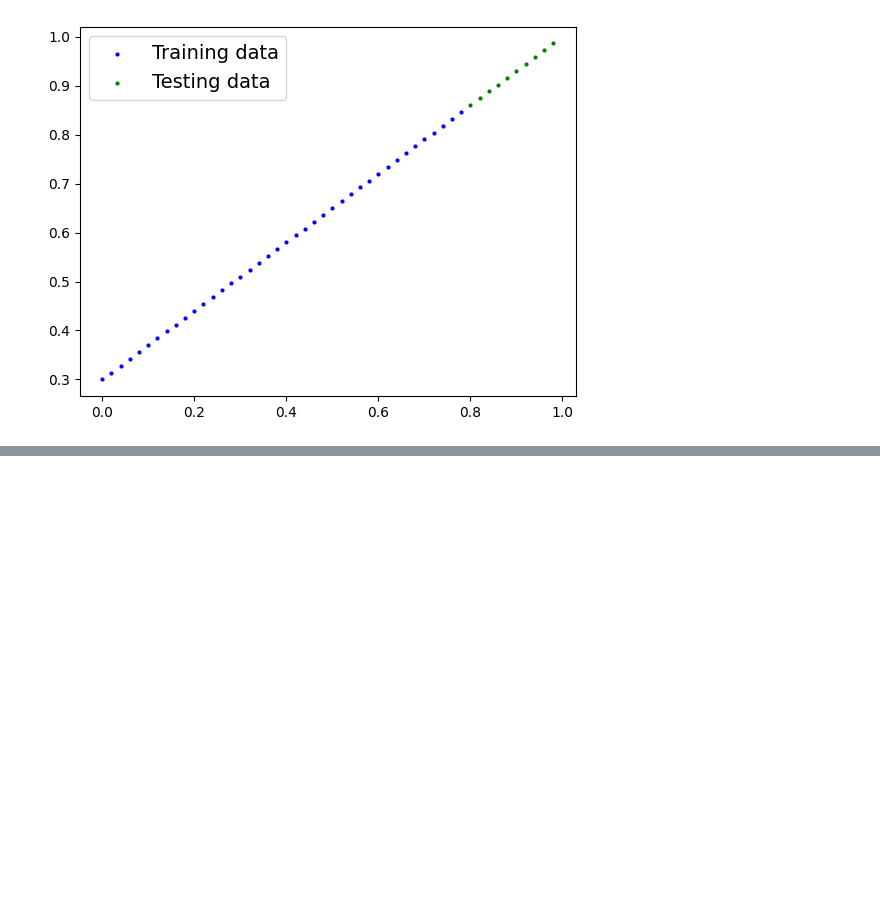
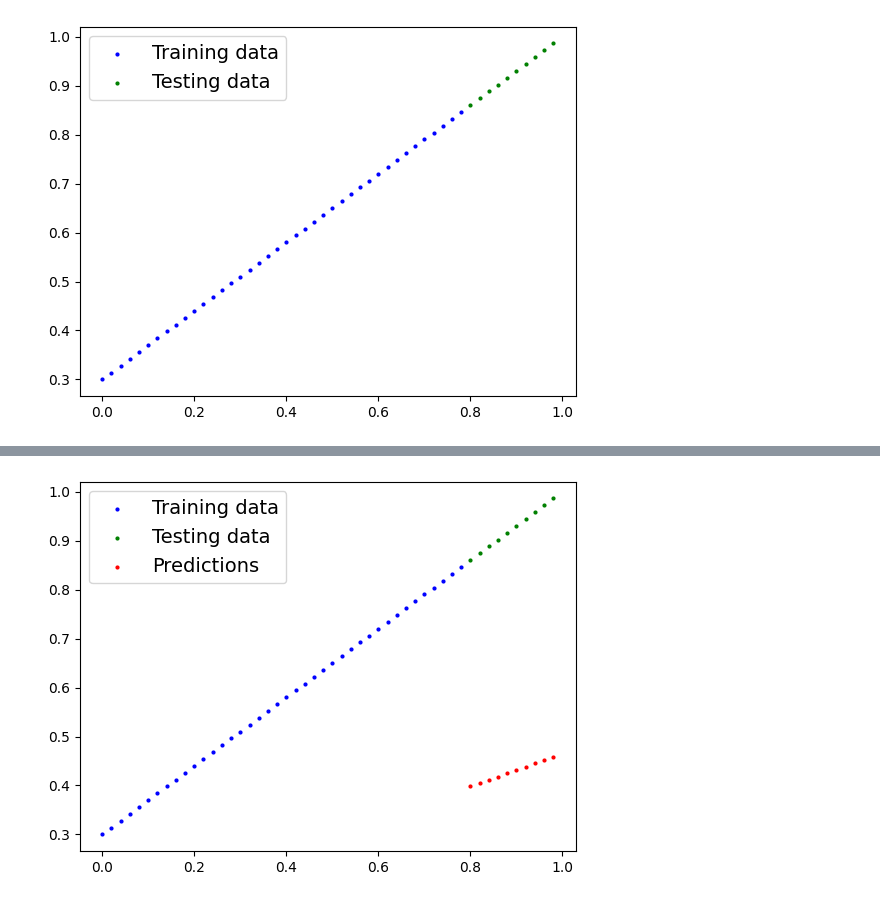
Before and after one commit to habonimana/PyTorch-for-Deep-Learning, a Jupyter notebook: 01_PyTorch_Workflow_Fundamentals.ipynb, the cells around one changed output, grey strips where cells are left out. Drawn from its saved outputs; the diff is of its cells as text; code cells hidden in the pictures; blank space fills up the shorter version.

Commit message:
adds model building

```diff
--- a/01_PyTorch_Workflow_Fundamentals.ipynb
+++ b/01_PyTorch_Workflow_Fundamentals.ipynb
@@ -195,0 +217,11 @@ class LinearRegressionModel(nn.Module):
+# %%
+# Create a random seed
+torch.manual_seed(42) # this ensures that we get same values each time
+# the main idea is to start our model with random values
+# however, for the model to be re-usable, we need it to be reproductible
+
+# create an instance of the model (this is a subclass of nn.Module)
+model_0 = LinearRegressionModel()
+
+# Check out the parameters
+model_0.parameters()
@@ -195,0 +260,4 @@ class LinearRegressionModel(nn.Module):
+# %%
+y_preds = model_0(X_test) # by doing this, it means PyTorch will keep backward data and thus make predictions slow
+# that's why I have to always use inference_mode()
+y_preds
@@ -195,0 +277,5 @@ class LinearRegressionModel(nn.Module):
+# %%
+# make prediction with model
+with torch.inference_mode():
+    y_preds = model_0(X_test)
+y_preds
@@ -195,0 +293,4 @@ class LinearRegressionModel(nn.Module):
+# %%
+plot_predictions(predictions=y_preds)
+# %% [output]
+[figure, added]
```
Also changed, not shown: parts of 25 cells of this notebook, 2 other files.
